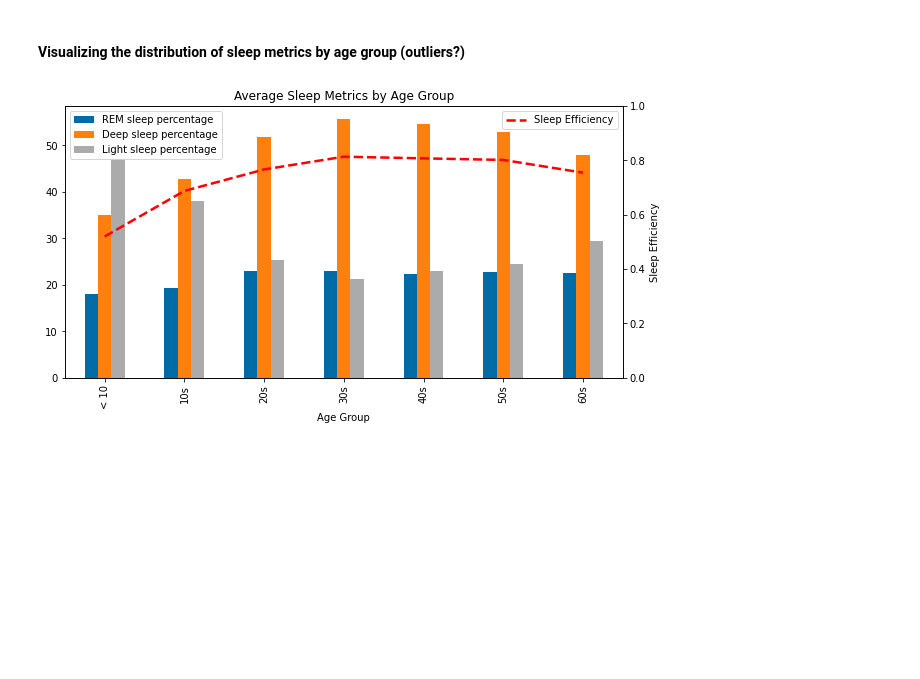
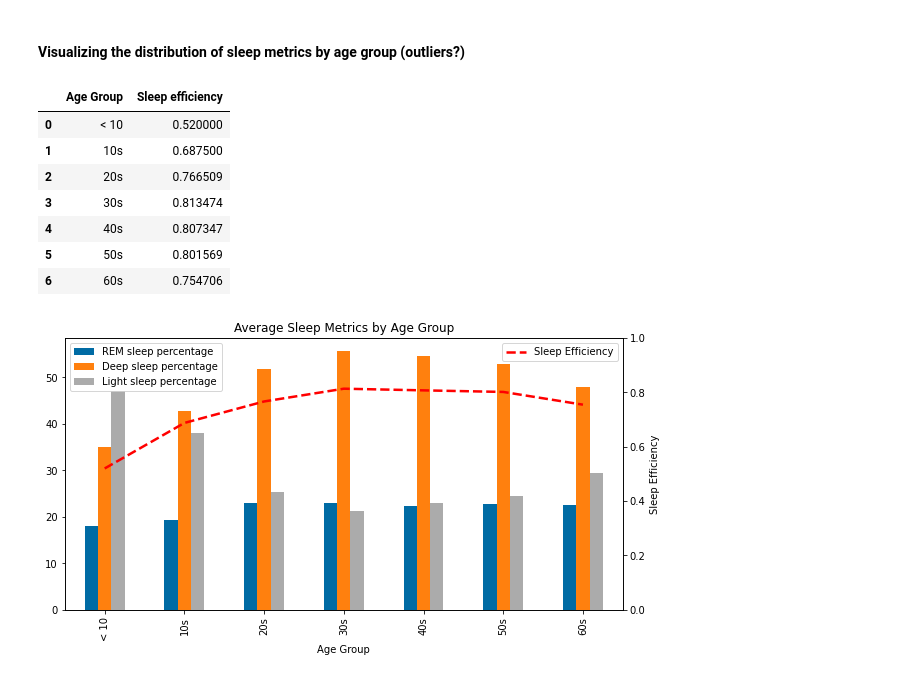
Before and after one commit to jbarkle/Exploratory-Analysis-of-Sleep-Data, a Jupyter notebook: Factors_sk/gender_age_sleep-SK.ipynb, the cells around one changed output. Drawn from its saved outputs; the diff is of its cells as text; code cells hidden in the pictures; blank space fills up the shorter version.

```diff
--- a/Factors_sk/gender_age_sleep-SK.ipynb
+++ b/Factors_sk/gender_age_sleep-SK.ipynb
@@ -79,6 +79,18 @@ age_group_df
 | 60s | 7.602941 | 0.754706 | 22.529412 | 47.941176 | 29.529412 |
 # %% [markdown]
 #### Visualizing the distribution of sleep metrics by age group (outliers?)
+# %%
+age_sleep_efficiency = sleep_df.groupby('Age Group')['Sleep efficiency'].mean().reset_index()
+age_sleep_efficiency
+# %% [output]
+|  | Age Group | Sleep efficiency |
+| 0 | < 10 | 0.520000 |
+| 1 | 10s | 0.687500 |
+| 2 | 20s | 0.766509 |
+| 3 | 30s | 0.813474 |
+| 4 | 40s | 0.807347 |
+| 5 | 50s | 0.801569 |
+| 6 | 60s | 0.754706 |
 # %%
 # Create a bar chart of sleep metrics by age group
 age_group_df.drop('Sleep duration', axis=1, inplace=True)
```
Also changed, not shown: parts of 3 cells of this notebook.
